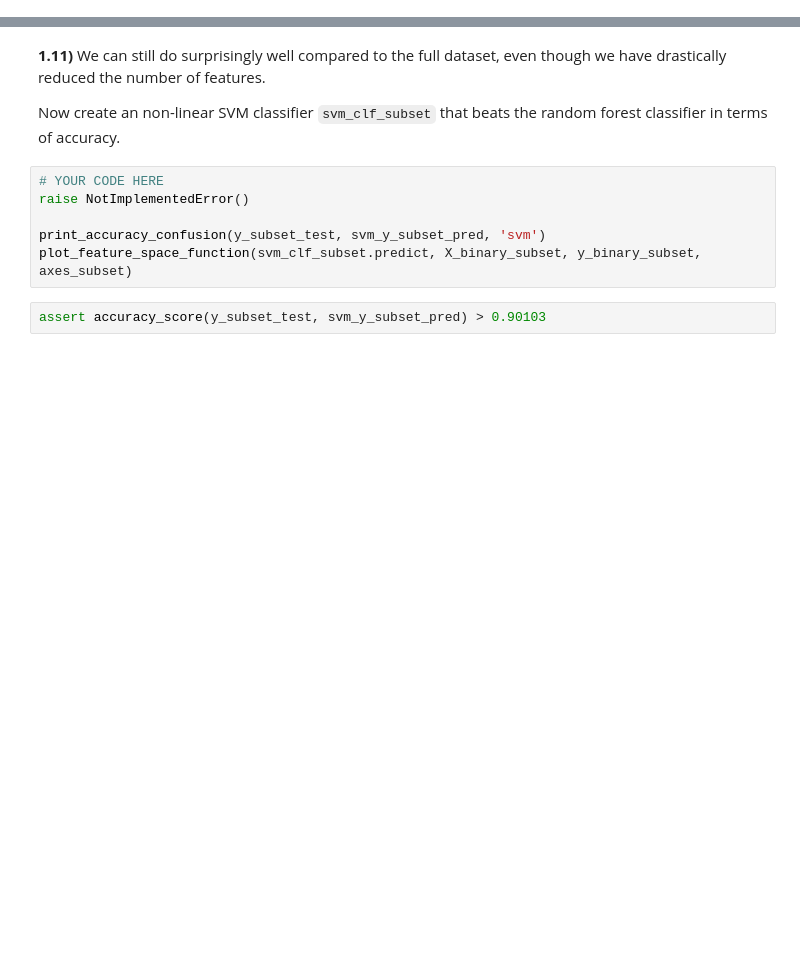
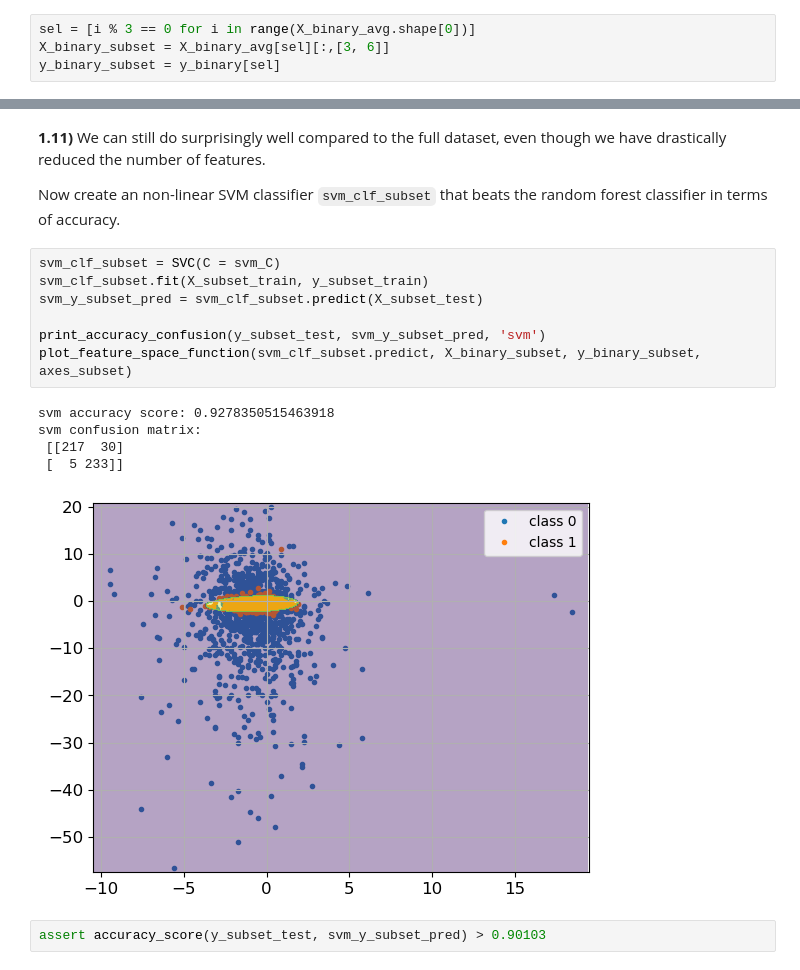
Before and after one commit to kvta1/RO47002, a Jupyter notebook: practicum4/RO47002_week4_classification.ipynb, the cells around one changed output, grey strips where cells are left out. Saved outputs shown, nothing was run; the diff lists cells and outputs as text; blank space fills up the shorter version.

```diff
--- a/practicum4/RO47002_week4_classification.ipynb
+++ b/practicum4/RO47002_week4_classification.ipynb
@@ -484,3 +465,7 @@ raise NotImplementedError()
+# %%
+sel = [i % 3 == 0 for i in range(X_binary_avg.shape[0])]
+X_binary_subset = X_binary_avg[sel][:,[3, 6]]
+y_binary_subset = y_binary[sel]
 # %%
 assert X_binary_subset.shape[0] == 1938
 assert y_binary_subset.shape[0] == 1938
@@ -521,11 +512,18 @@ plot_feature_space_function(rf_clf_subset.predict, X_binary_subset, y_binary_sub
 
 Now create an non-linear SVM classifier `svm_clf_subset` that beats the random forest classifier in terms of accuracy.
 # %%
-# YOUR CODE HERE
-raise NotImplementedError()
+svm_clf_subset = SVC(C = svm_C)
+svm_clf_subset.fit(X_subset_train, y_subset_train)
+svm_y_subset_pred = svm_clf_subset.predict(X_subset_test)
 
 print_accuracy_confusion(y_subset_test, svm_y_subset_pred, 'svm')
 plot_feature_space_function(svm_clf_subset.predict, X_binary_subset, y_binary_subset, axes_subset)
+# %% [output]
+svm accuracy score: 0.9278350515463918
+svm confusion matrix:
+ [[217  30]
+ [  5 233]]
+[figure, added]
 # %%
 assert accuracy_score(y_subset_test, svm_y_subset_pred) > 0.90103
 # %% [markdown]
```
Also changed, not shown: parts of 13 cells of this notebook.
